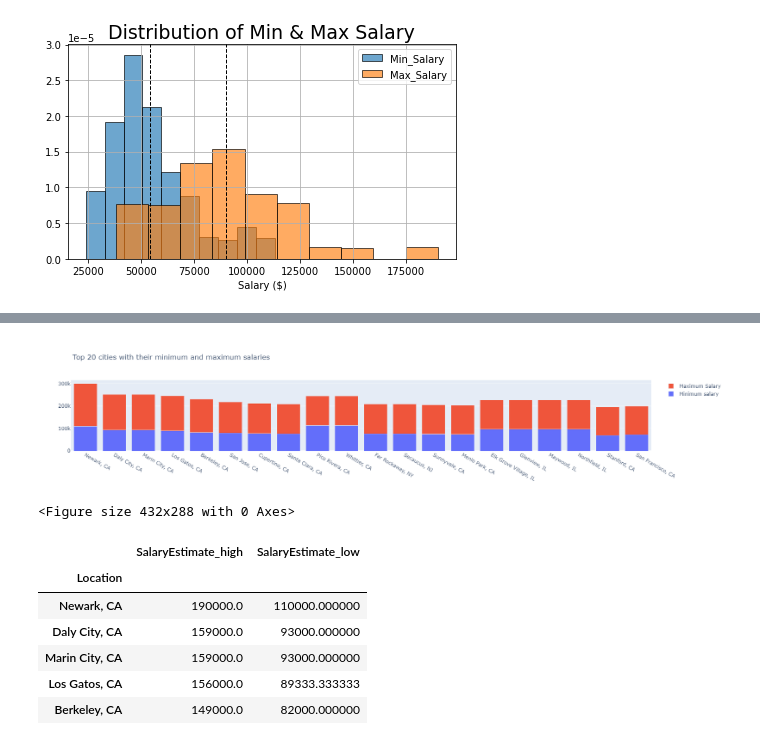
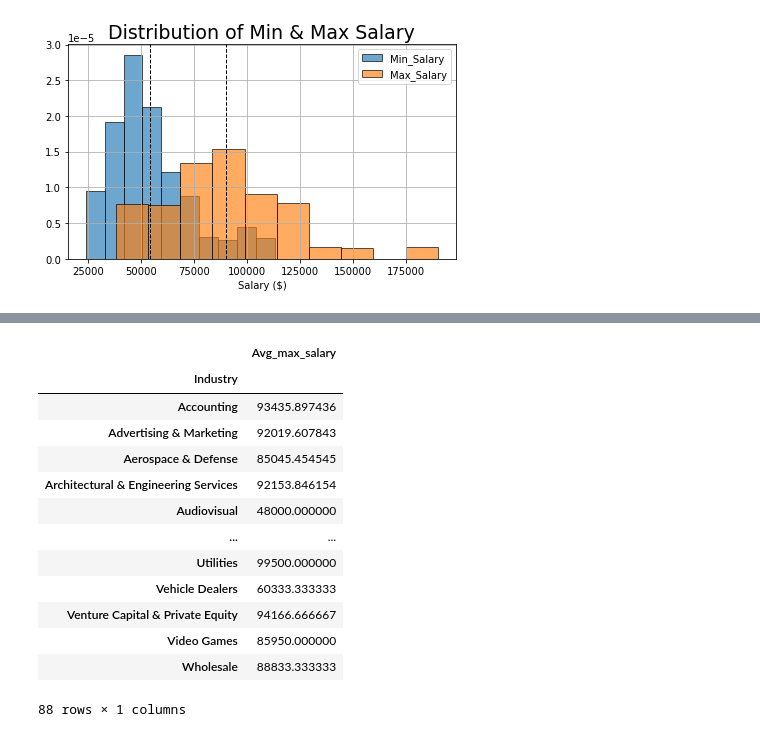
Before and after one commit to davism02/Data-Analyst-Project-3, a Jupyter notebook: ETL/analyzing_df_all.ipynb, the cells around one changed output, grey strips where cells are left out. Cells and saved outputs as stored; diff of their text form; code cells hidden in the pictures.

```diff
--- a/ETL/analyzing_df_all.ipynb
+++ b/ETL/analyzing_df_all.ipynb
@@ -14,6 +13,6 @@ import seaborn as sns
 # %%
 
-df = pd.read_csv("clean_data_analyst.csv")
+df = pd.read_csv("clean_data_analyst1.csv")
 # %%
 df.head(3)
 # %% [output]
@@ -169,3 +160,5 @@ plt.show()
+# %%
+df=df.reset_index()
 # %%
 # Company Ratings Histogram
 
@@ -248,16 +221,20 @@ fig.update_layout(title='Top 20 cities with their minimum and maximum salaries',
 fig.show()
 plt.savefig("max_min_salary.png")
 fig.write_html("max_min.html")
-# %% [output]
-[figure, removed]
-<Figure size 432x288 with 0 Axes>
 # %%
-df.head()
+df
 # %% [output]
-|  | SalaryEstimate_high | SalaryEstimate_low |
-| Location |  |  |
-| Newark, CA | 190000.0 | 110000.000000 |
-| Daly City, CA | 159000.0 | 93000.000000 |
-| Marin City, CA | 159000.0 | 93000.000000 |
-| Los Gatos, CA | 156000.0 | 89333.333333 |
-| Berkeley, CA | 149000.0 | 82000.000000 |
+|  | Avg_max_salary |
+| Industry |  |
+| Accounting | 93435.897436 |
+| Advertising & Marketing | 92019.607843 |
+| Aerospace & Defense | 85045.454545 |
+| Architectural & Engineering Services | 92153.846154 |
+| Audiovisual | 48000.000000 |
+| ... | ... |
+| Utilities | 99500.000000 |
+| Vehicle Dealers | 60333.333333 |
+| Venture Capital & Private Equity | 94166.666667 |
+| Video Games | 85950.000000 |
+| Wholesale | 88833.333333 |
+88 rows × 1 columns
```
Also changed, not shown: parts of 9 cells of this notebook, 29 other files.
